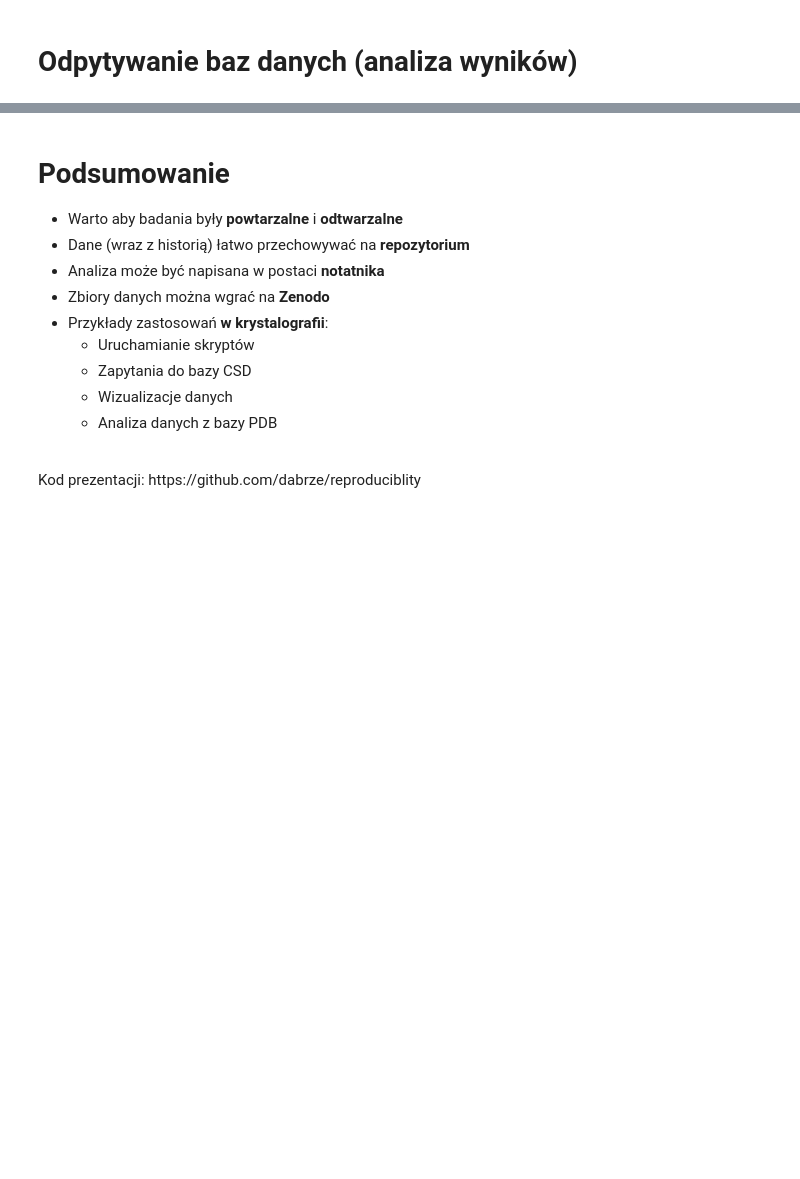
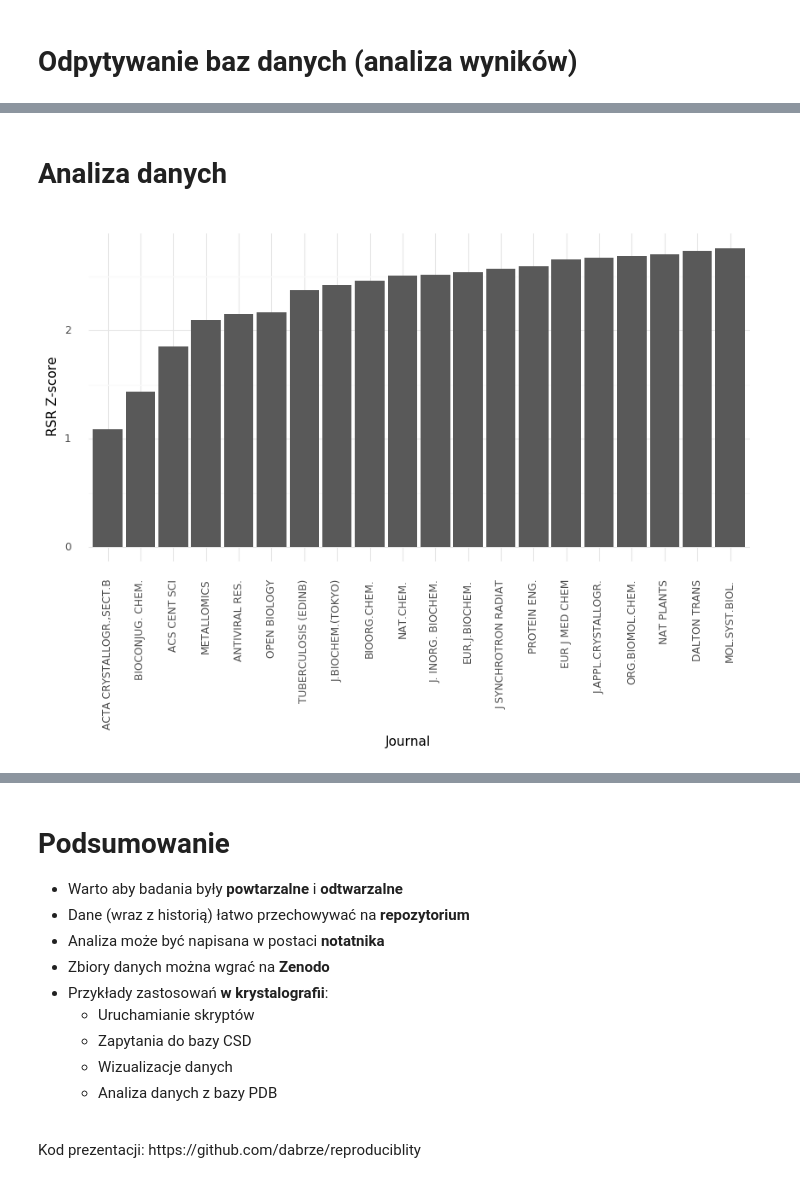
Before and after one commit to dabrze/cbb_reproducibility, a Jupyter notebook: Reproducible research.ipynb, the cells around one changed output, grey strips where cells are left out. Cells and saved outputs as stored; diff of their text form; code cells hidden in the pictures; blank space fills up the shorter version.

```diff
--- a/Reproducible research.ipynb
+++ b/Reproducible research.ipynb
@@ -303,0 +396,15 @@ df.loc[:, bonds].hist(bins=20, figsize=(16, 12));
+# %% [markdown]
+Analiza danych
+=============
+# %%
+venue_count_df = merged_df.groupby(['Journal'], as_index=False).size()
+popular_venues = venue_count_df[venue_count_df >= 20].index
+venue_df = merged_df.loc[merged_df.Journal.isin(popular_venues), :].groupby(['Journal'], as_index=False).mean()
+
+top_ten = venue_df.sort_values(by="RSR Z-score", ascending=True).head(20)
+top_ten['Journal'] = pd.Categorical(top_ten['Journal'], categories=top_ten.Journal)
+
+(ggplot(top_ten, aes(x="Journal", y="RSR Z-score")) + geom_bar(stat="identity")
+    + theme_minimal() + theme(axis_text_x = element_text(angle = 90))).draw();
+# %% [output]
+[figure, added]
```
Also changed, not shown: parts of 20 cells of this notebook, 2 other files.
